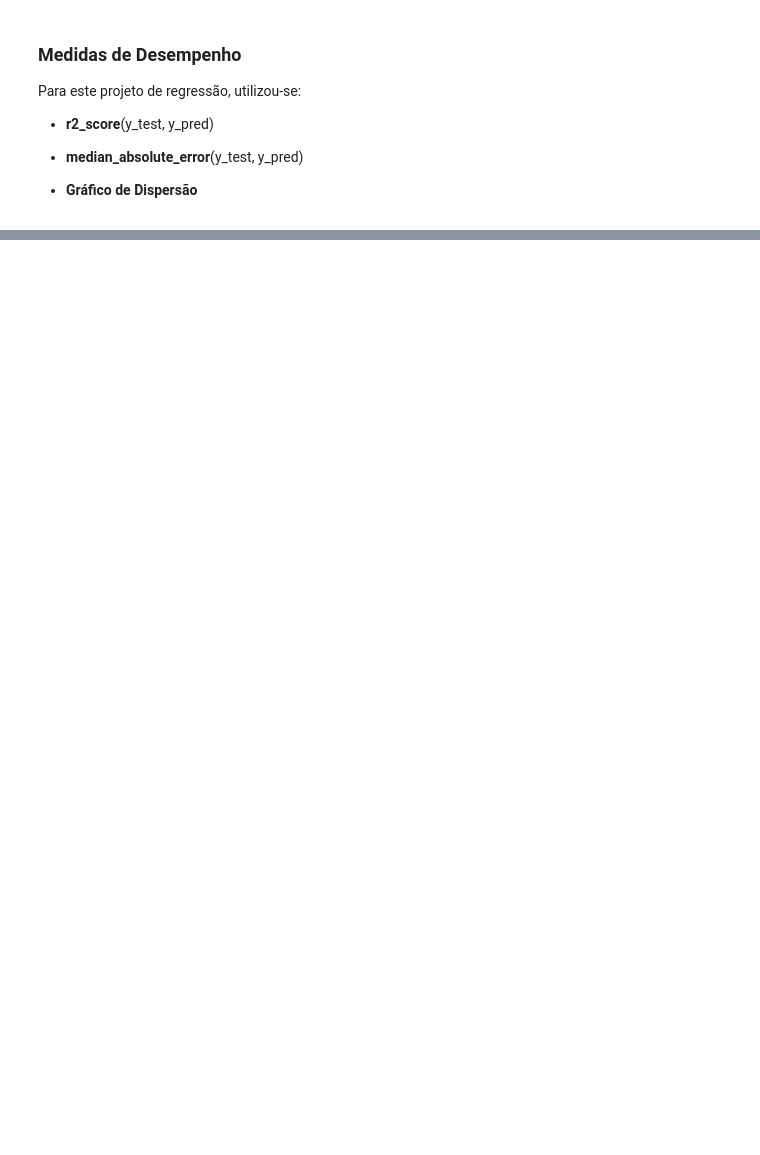
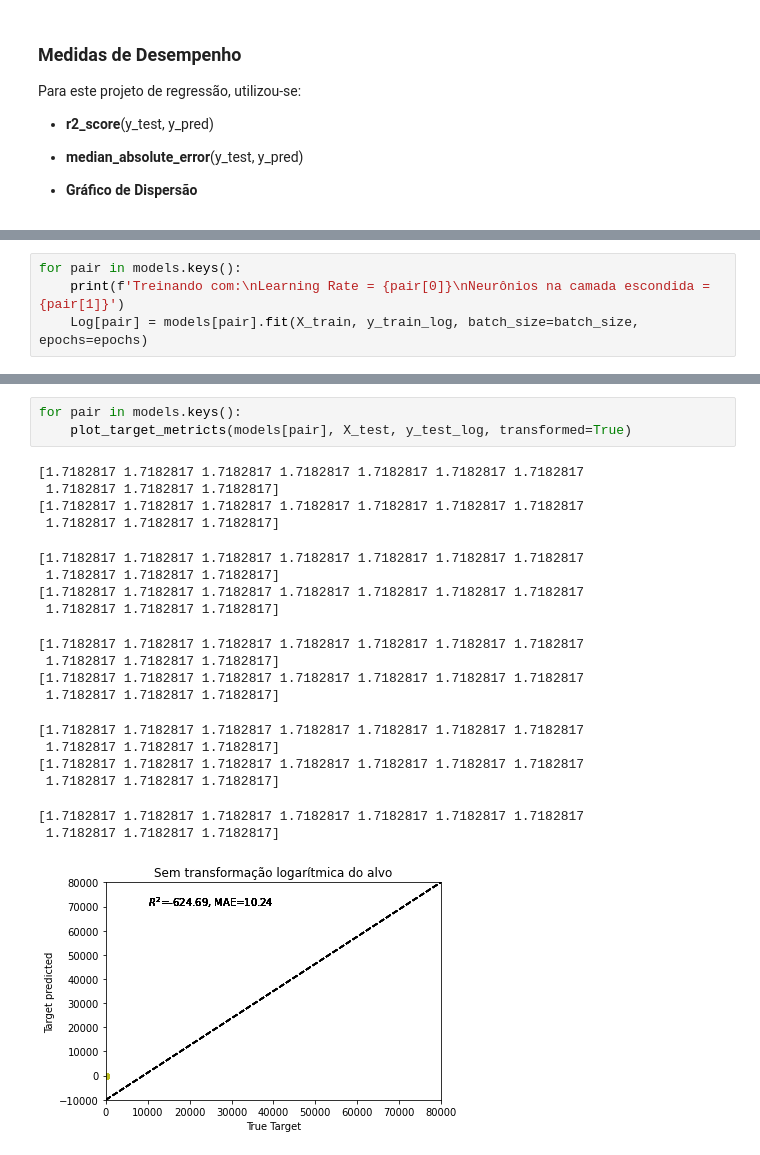
Before and after one commit to anisiobfilho/regression_neuralnetworks_univasf, a Jupyter notebook: RegressionByNeuralNetwork.ipynb, the cells around one changed output, grey strips where cells are left out. Saved outputs shown, nothing was run; the diff lists cells and outputs as text; blank space fills up the shorter version.

```diff
--- a/RegressionByNeuralNetwork.ipynb
+++ b/RegressionByNeuralNetwork.ipynb
@@ -142,0 +218,4 @@ plot_target_metricts(mlp, X_test, y_test)
+# %%
+for pair in models.keys():
+    print(f'Treinando com:\nLearning Rate = {pair[0]}\nNeurônios na camada escondida = {pair[1]}')
+    Log[pair] = models[pair].fit(X_train, y_train_log, batch_size=batch_size, epochs=epochs)
@@ -142,0 +240,23 @@ plot_target_metricts(mlp, X_test, y_test)
+# %%
+for pair in models.keys():
+    plot_target_metricts(models[pair], X_test, y_test_log, transformed=True)
+# %% [output]
+[1.7182817 1.7182817 1.7182817 1.7182817 1.7182817 1.7182817 1.7182817
+ 1.7182817 1.7182817 1.7182817]
+[1.7182817 1.7182817 1.7182817 1.7182817 1.7182817 1.7182817 1.7182817
+ 1.7182817 1.7182817 1.7182817]
+[1.7182817 1.7182817 1.7182817 1.7182817 1.7182817 1.7182817 1.7182817
+ 1.7182817 1.7182817 1.7182817]
+[1.7182817 1.7182817 1.7182817 1.7182817 1.7182817 1.7182817 1.7182817
+ 1.7182817 1.7182817 1.7182817]
+[1.7182817 1.7182817 1.7182817 1.7182817 1.7182817 1.7182817 1.7182817
+ 1.7182817 1.7182817 1.7182817]
+[1.7182817 1.7182817 1.7182817 1.7182817 1.7182817 1.7182817 1.7182817
+ 1.7182817 1.7182817 1.7182817]
+[1.7182817 1.7182817 1.7182817 1.7182817 1.7182817 1.7182817 1.7182817
+ 1.7182817 1.7182817 1.7182817]
+[1.7182817 1.7182817 1.7182817 1.7182817 1.7182817 1.7182817 1.7182817
+ 1.7182817 1.7182817 1.7182817]
+[1.7182817 1.7182817 1.7182817 1.7182817 1.7182817 1.7182817 1.7182817
+ 1.7182817 1.7182817 1.7182817]
+[figure, added]
```
Also changed, not shown: parts of 17 cells of this notebook.
